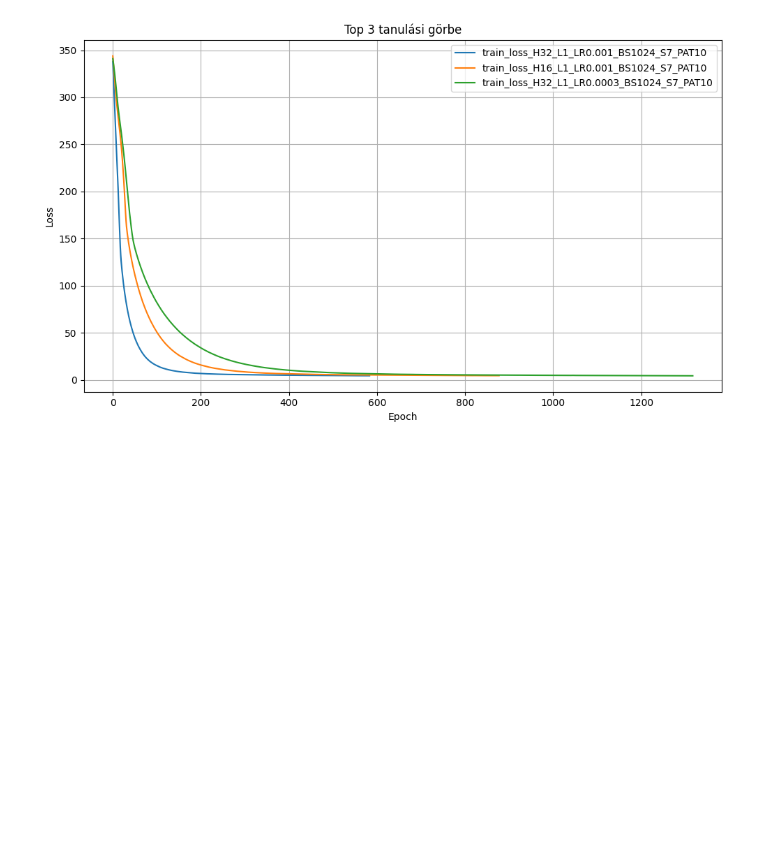
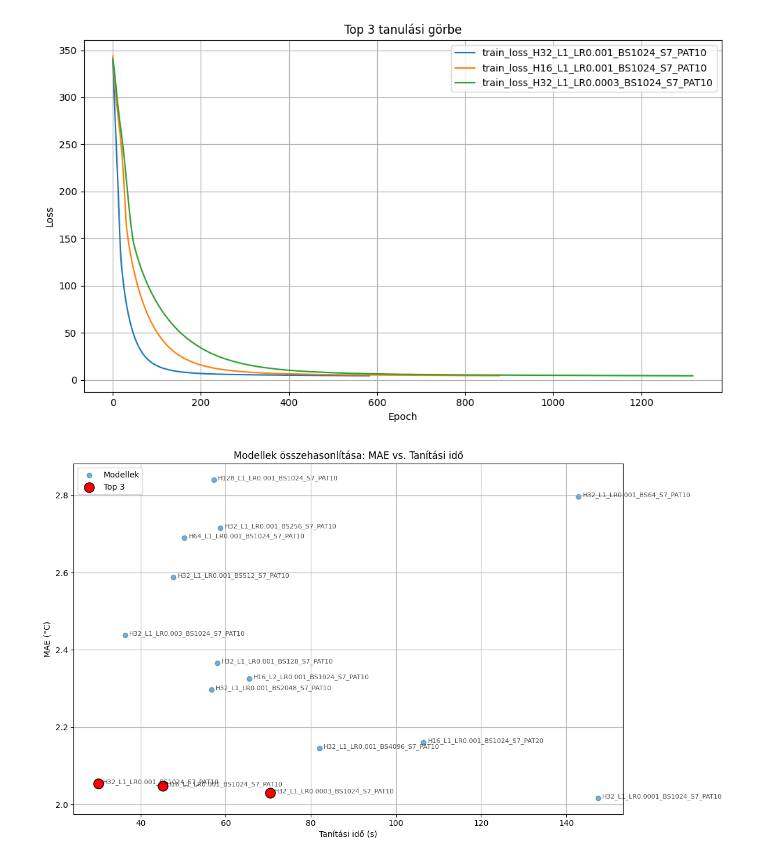
Before and after one commit to alenoi/Weather-prediction-with-LSTM, a Jupyter notebook: results_analysis.ipynb, the cells around one changed output. Drawn from its saved outputs; the diff is of its cells as text; code cells hidden in the pictures; blank space fills up the shorter version.

```diff
--- a/results_analysis.ipynb
+++ b/results_analysis.ipynb
@@ -66,3 +66,25 @@ plt.savefig(os.path.join(output_dir, "top3_training_curves.png"))
 plt.show()
 # %% [output]
 [figure]
+# %%
+# Ábra létrehozása
+plt.figure(figsize=(12, 7))
+plt.scatter(log_df["elapsed_time"], log_df["test_mae"], alpha=0.6, label="Modellek")
+plt.scatter(top3["elapsed_time"], top3["test_mae"], color="red", edgecolors="black", s=150, label="Top 3")
+
+# Minden modell címkézése
+for i, row in log_df.iterrows():
+    name = row["training"].split("\\")[-1].replace("train_loss_", "").replace(".csv", "")
+    plt.text(row["elapsed_time"] + 1, row["test_mae"], name, fontsize=8, alpha=0.7)
+
+# Tengelyek, cím, stílus
+plt.xlabel("Tanítási idő (s)")
+plt.ylabel("MAE (°C)")
+plt.title("Modellek összehasonlítása: MAE vs. Tanítási idő")
+plt.grid(True)
+plt.legend()
+plt.tight_layout()
+plt.savefig(os.path.join(output_dir, "mae_vs_time.png"))
+plt.show()
+# %% [output]
+[figure, added]
```
Also changed, not shown: parts of 2 cells of this notebook, 4 other files.
